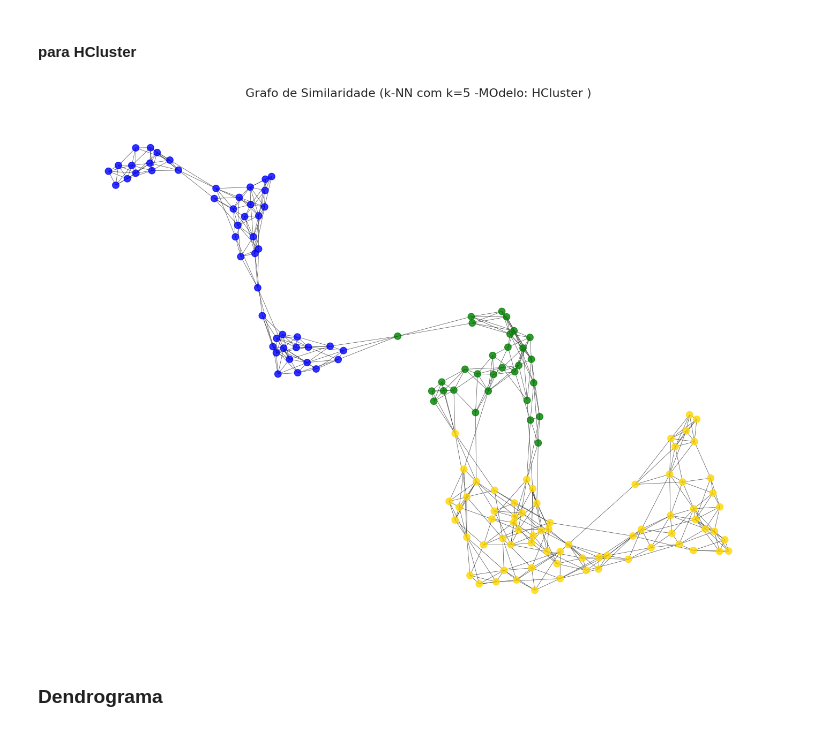
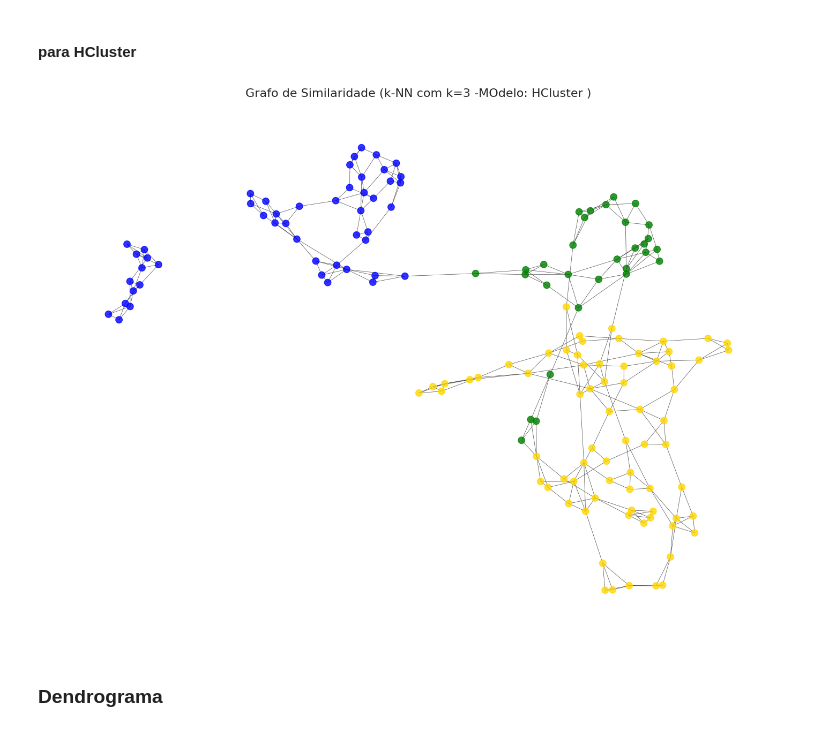
Before and after one commit to alessandropessoa/ciencia-de-Dados, a Jupyter notebook: 0001-apcb-clustering-2.ipynb, the cells around one changed output. Cells and saved outputs as stored; diff of their text form; code cells hidden in the pictures.

```diff
--- a/0001-apcb-clustering-2.ipynb
+++ b/0001-apcb-clustering-2.ipynb
@@ -1567,9 +1597,9 @@ plotar_grafo_similaridade(X_scaled, final_labels, n_vizinhos=5,modelo="KMEANS")
 # %% [markdown]
 #### para HCluster
 # %%
-plotar_grafo_similaridade(X_scaled, final_labels_hc, n_vizinhos=5,modelo="HCluster")
+plotar_grafo_similaridade(X_scaled, final_labels_hc, n_vizinhos=3,modelo="HCluster")
 # %% [output]
-[figure, old version]
+[figure, new version]
 # %% [markdown]
 ### Dendrograma
 # %%
```
Also changed, not shown: parts of 20 cells of this notebook.
